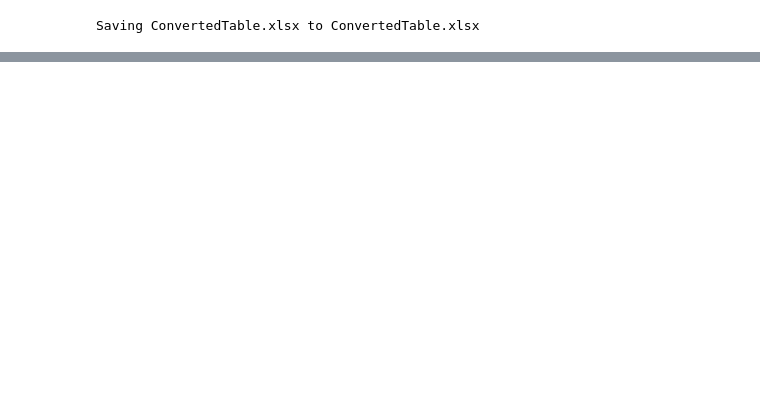
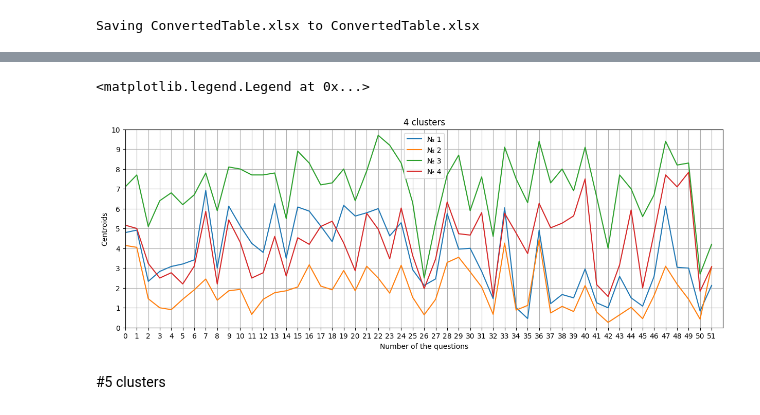
Before and after one commit to Viktory4121/Diploma, a Jupyter notebook: cluster.ipynb, the cells around one changed output, grey strips where cells are left out. Drawn from its saved outputs; the diff is of its cells as text; code cells hidden in the pictures; blank space fills up the shorter version.

```diff
--- a/cluster.ipynb
+++ b/cluster.ipynb
@@ -56,0 +106,31 @@ array([0, 1, 0, 0, 0, 0, 1, 0, 0, 1, 1, 0, 1, 0, 0, 1, 1, 1, 0, 0, 1, 1,
+# %%
+kmeans_4 = KMeans(n_clusters=4, random_state=0)
+kmeans_4.fit(x)
+predict_4cl = kmeans_4.predict(x)
+#print(predict_4cl)
+#print(kmeans_4.cluster_centers_)
+# %%
+K = plt.figure()
+K.set_figwidth(15)
+K.set_figheight(5)
+
+plt.plot(kmeans_4.cluster_centers_[0])
+plt.plot(kmeans_4.cluster_centers_[1])
+plt.plot(kmeans_4.cluster_centers_[2])
+plt.plot(kmeans_4.cluster_centers_[3])
+
+#[xmin, xmax, ymin, ymax]
+plt.axis([0, 52, 0, 10])
+plt.xticks(range(len(x[0])))
+plt.yticks(range(11))
+
+plt.grid(True)
+plt.title('4 clusters')
+plt.xlabel('Number of the questions')
+plt.ylabel('Centroids')
+plt.legend(['№ 1', '№ 2', '№ 3', '№ 4'])
+# %% [output]
+<matplotlib.legend.Legend at 0x...>
+[figure, added]
+# %% [markdown]
+#5 clusters
```
Also changed, not shown: parts of 16 cells of this notebook.
